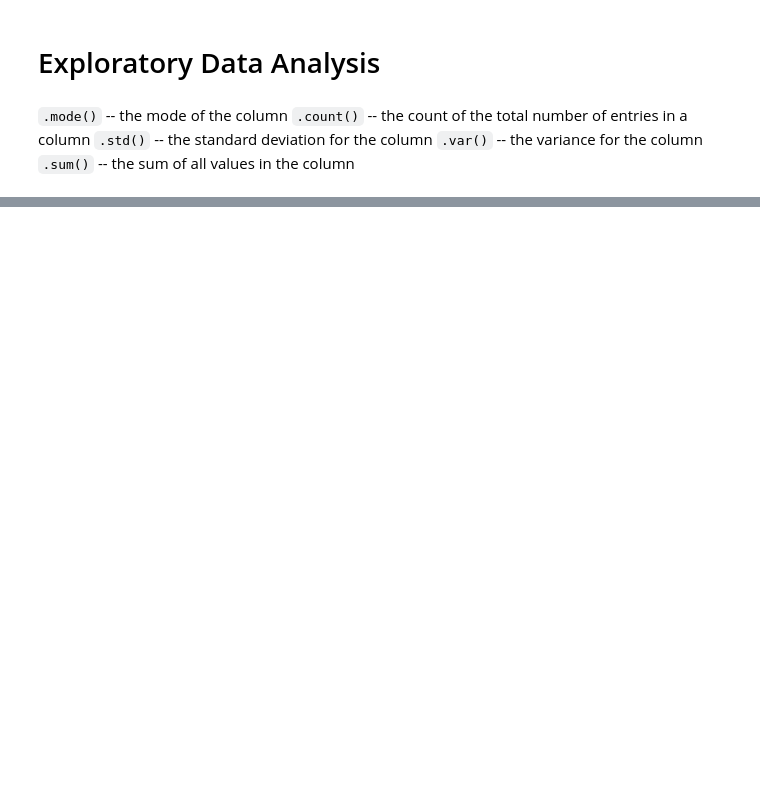
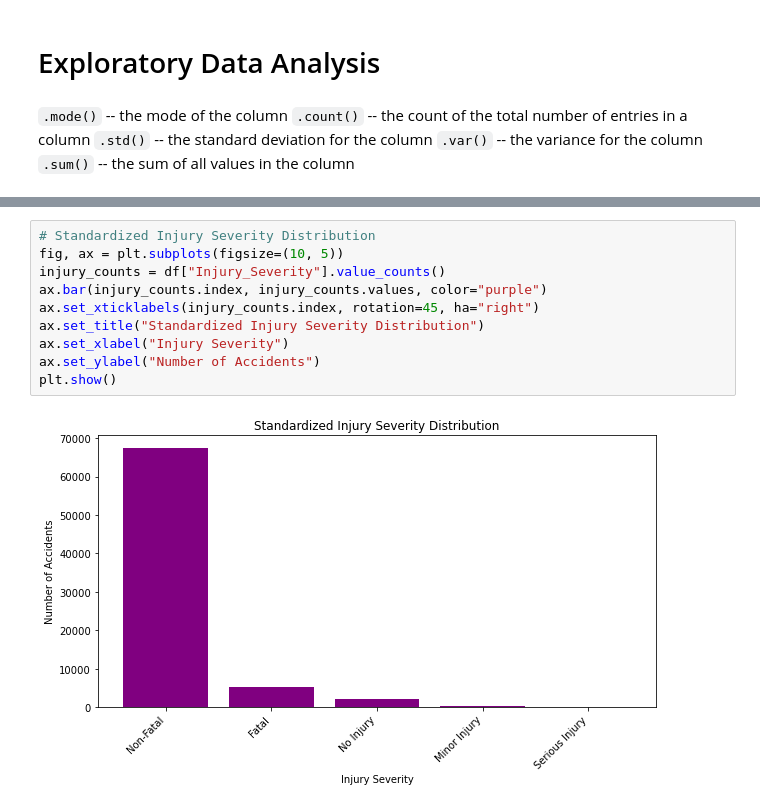
Before and after one commit to Noel-cyber/Aircraft_Reccomendation, a Jupyter notebook: project1.ipynb, the cells around one changed output, grey strips where cells are left out. Drawn from its saved outputs; the diff is of its cells as text; blank space fills up the shorter version.

```diff
--- a/project1.ipynb
+++ b/project1.ipynb
@@ -293,0 +448,12 @@ df
+# %%
+# Standardized Injury Severity Distribution
+fig, ax = plt.subplots(figsize=(10, 5))
+injury_counts = df["Injury_Severity"].value_counts()
+ax.bar(injury_counts.index, injury_counts.values, color="purple")
+ax.set_xticklabels(injury_counts.index, rotation=45, ha="right")
+ax.set_title("Standardized Injury Severity Distribution")
+ax.set_xlabel("Injury Severity")
+ax.set_ylabel("Number of Accidents")
+plt.show()
+# %% [output]
+[figure, added]
```
Also changed, not shown: parts of 44 cells of this notebook, 1 other file.
